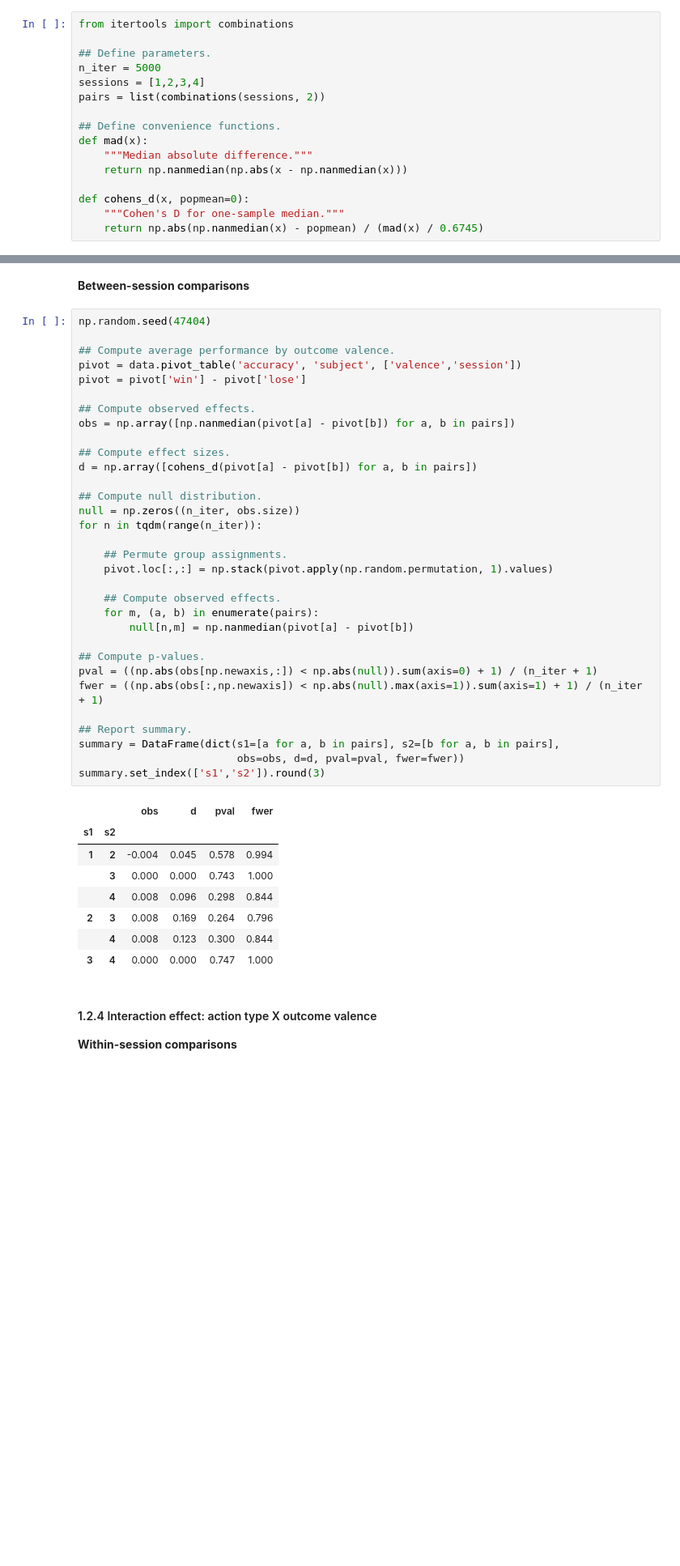
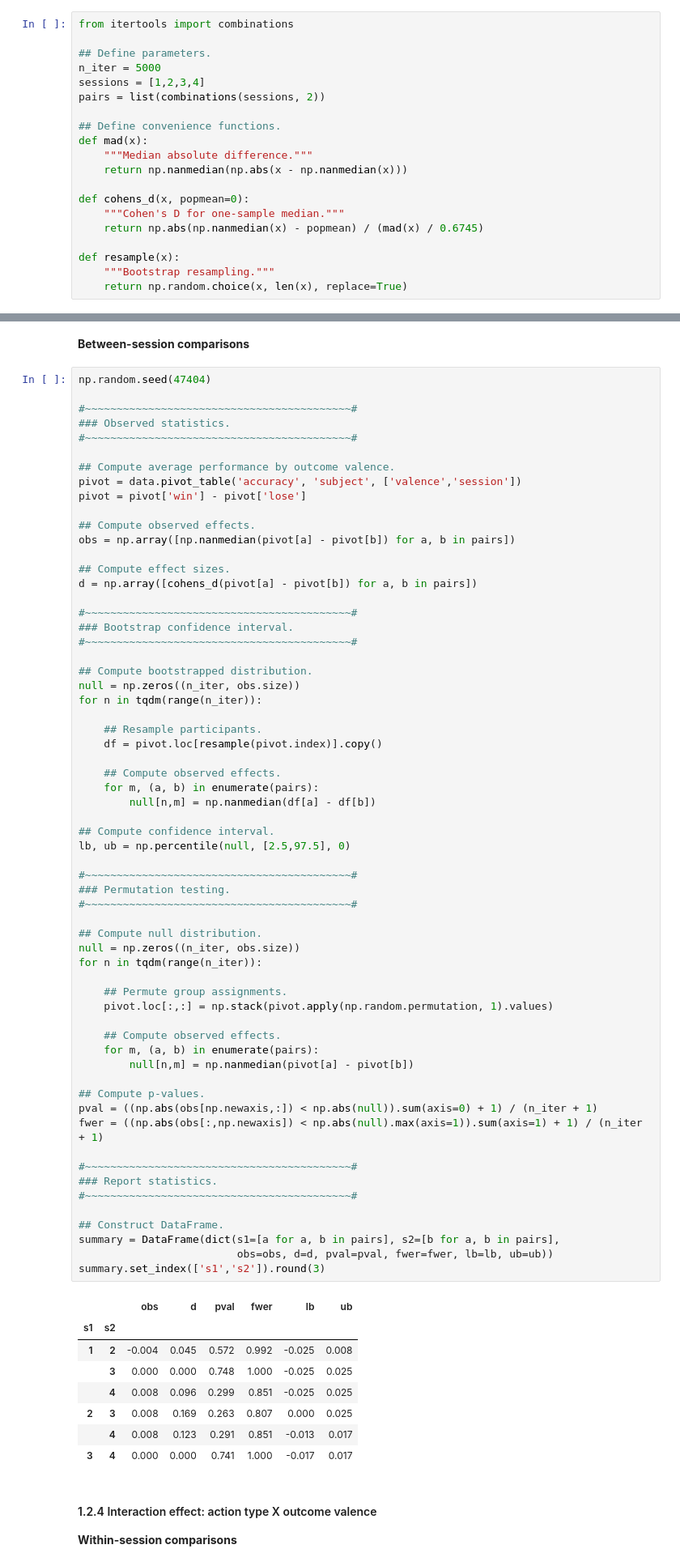
Before and after one commit to nivlab/RobotFactory, a Jupyter notebook: study01/02_Descriptive.ipynb, the cells around one changed output, grey strips where cells are left out. Shown at 81% size. Drawn from its saved outputs; the diff is of its cells as text; blank space fills up the shorter version.

```diff
--- a/study01/02_Descriptive.ipynb
+++ b/study01/02_Descriptive.ipynb
@@ -70,6 +70,10 @@ def mad(x):
 def cohens_d(x, popmean=0):
     """Cohen's D for one-sample median."""
     return np.abs(np.nanmedian(x) - popmean) / (mad(x) / 0.6745)
+
+def resample(x):
+    """Bootstrap resampling."""
+    return np.random.choice(x, len(x), replace=True)
 # %% [markdown]
 #### 1.2.1 Overall performance
 
@@ -281,45 +427,75 @@ summary.set_index('session').round(3)
 **Between-session comparisons**
 # %%
 np.random.seed(47404)
+
+#~~~~~~~~~~~~~~~~~~~~~~~~~~~~~~~~~~~~~~~~~~#
+### Observed statistics.
+#~~~~~~~~~~~~~~~~~~~~~~~~~~~~~~~~~~~~~~~~~~#
 
 ## Compute average performance by outcome valence.
 pivot = data.pivot_table('accuracy', 'subject', ['valence','session'])
 pivot = pivot['win'] - pivot['lose']
 
 ## Compute observed effects.
 obs = np.array([np.nanmedian(pivot[a] - pivot[b]) for a, b in pairs])
 
 ## Compute effect sizes.
 d = np.array([cohens_d(pivot[a] - pivot[b]) for a, b in pairs])
+
+#~~~~~~~~~~~~~~~~~~~~~~~~~~~~~~~~~~~~~~~~~~#
+### Bootstrap confidence interval.
+#~~~~~~~~~~~~~~~~~~~~~~~~~~~~~~~~~~~~~~~~~~#
+
+## Compute bootstrapped distribution.
+null = np.zeros((n_iter, obs.size))
+for n in tqdm(range(n_iter)):
+
+    ## Resample participants.
+    df = pivot.loc[resample(pivot.index)].copy()
+
+    ## Compute observed effects.
+    for m, (a, b) in enumerate(pairs):
+        null[n,m] = np.nanmedian(df[a] - df[b])
+
+## Compute confidence interval.
+lb, ub = np.percentile(null, [2.5,97.5], 0)
+
+#~~~~~~~~~~~~~~~~~~~~~~~~~~~~~~~~~~~~~~~~~~#
+### Permutation testing.
+#~~~~~~~~~~~~~~~~~~~~~~~~~~~~~~~~~~~~~~~~~~#
 
 ## Compute null distribution.
 null = np.zeros((n_iter, obs.size))
 for n in tqdm(range(n_iter)):
 
     ## Permute group assignments.
     pivot.loc[:,:] = np.stack(pivot.apply(np.random.permutation, 1).values)
 
     ## Compute observed effects.
     for m, (a, b) in enumerate(pairs):
         null[n,m] = np.nanmedian(pivot[a] - pivot[b])
 
 ## Compute p-values.
 pval = ((np.abs(obs[np.newaxis,:]) < np.abs(null)).sum(axis=0) + 1) / (n_iter + 1)
 fwer = ((np.abs(obs[:,np.newaxis]) < np.abs(null).max(axis=1)).sum(axis=1) + 1) / (n_iter + 1)
 
-## Report summary.
+#~~~~~~~~~~~~~~~~~~~~~~~~~~~~~~~~~~~~~~~~~~#
+### Report statistics.
+#~~~~~~~~~~~~~~~~~~~~~~~~~~~~~~~~~~~~~~~~~~#
+
+## Construct DataFrame.
 summary = DataFrame(dict(s1=[a for a, b in pairs], s2=[b for a, b in pairs],
-                         obs=obs, d=d, pval=pval, fwer=fwer))
+                         obs=obs, d=d, pval=pval, fwer=fwer, lb=lb, ub=ub))
 summary.set_index(['s1','s2']).round(3)
 # %% [output]
-|  |  | obs | d | pval | fwer |
-| s1 | s2 |  |  |  |  |
-| 1 | 2 | -0.004 | 0.045 | 0.578 | 0.994 |
-|  | 3 | 0.000 | 0.000 | 0.743 | 1.000 |
-|  | 4 | 0.008 | 0.096 | 0.298 | 0.844 |
-| 2 | 3 | 0.008 | 0.169 | 0.264 | 0.796 |
-|  | 4 | 0.008 | 0.123 | 0.300 | 0.844 |
-| 3 | 4 | 0.000 | 0.000 | 0.747 | 1.000 |
+|  |  | obs | d | pval | fwer | lb | ub |
+| s1 | s2 |  |  |  |  |  |  |
+| 1 | 2 | -0.004 | 0.045 | 0.572 | 0.992 | -0.025 | 0.008 |
+|  | 3 | 0.000 | 0.000 | 0.748 | 1.000 | -0.025 | 0.025 |
+|  | 4 | 0.008 | 0.096 | 0.299 | 0.851 | -0.025 | 0.025 |
+| 2 | 3 | 0.008 | 0.169 | 0.263 | 0.807 | 0.000 | 0.025 |
+|  | 4 | 0.008 | 0.123 | 0.291 | 0.851 | -0.013 | 0.017 |
+| 3 | 4 | 0.000 | 0.000 | 0.741 | 1.000 | -0.017 | 0.017 |
 # %% [markdown]
 #### 1.2.4 Interaction effect: action type X outcome valence
 
```
Also changed, not shown: parts of 11 cells of this notebook.
